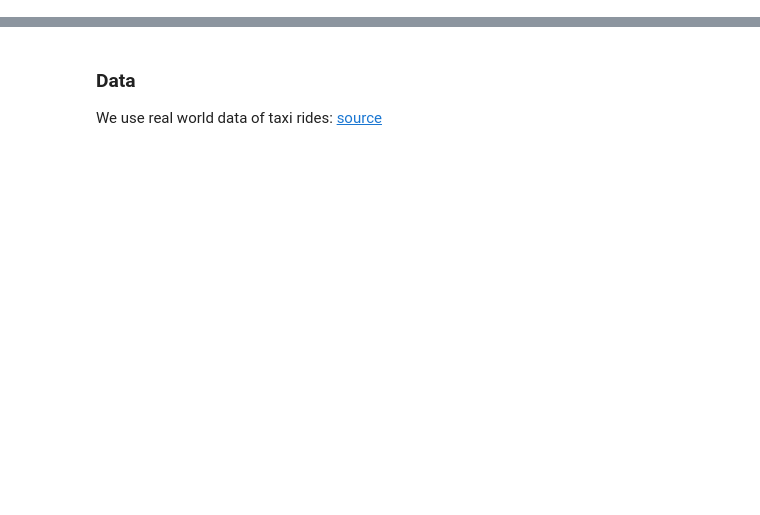
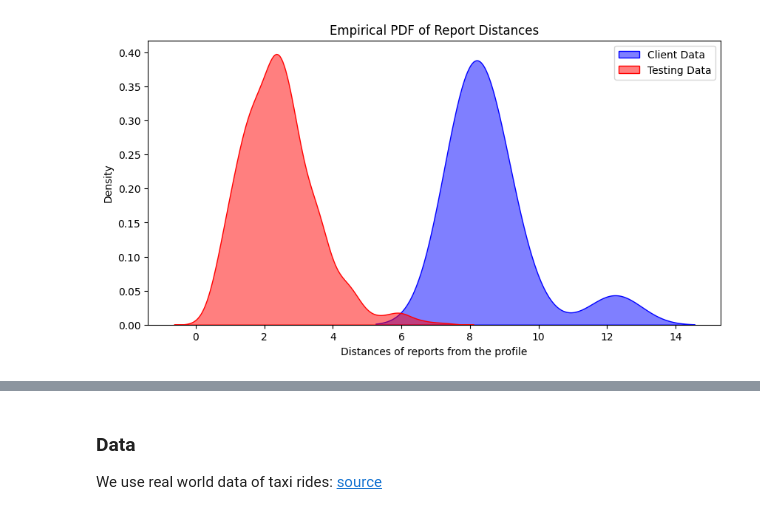
Before and after one commit to fratric/regSim, a Jupyter notebook: MLfictious.ipynb, the cells around one changed output, grey strips where cells are left out. Saved outputs shown, nothing was run; the diff lists cells and outputs as text; code cells hidden in the pictures; blank space fills up the shorter version.

```diff
--- a/MLfictious.ipynb
+++ b/MLfictious.ipynb
@@ -6,0 +66,4 @@ from sklearn import metrics #Import scikit-learn metrics module for accuracy cal
+# %%
+reports_client = report_generator.generate(current_date, n_months)
+reports_client = pd.DataFrame.from_records(reports_client)
+reports_client['total_units_sold'] = reports_client['total_units_sold'] + int(random.gauss(10000, 2000))
@@ -6,0 +86,41 @@ from sklearn import metrics #Import scikit-learn metrics module for accuracy cal
+# %%
+# Compute mean vector and covariance matrix from the sample data --- assumes multivariate normality
+reports_train_data = reports.drop(columns=["month", "company_id"])
+mean_vector = reports_train_data.mean()
+cov_matrix = reports_train_data.cov()
+cov_inv = np.linalg.inv(cov_matrix)
+# %%
+client_data = reports_client.drop(columns=["month"])
+
+# Calculate Mahalanobis distance for each report
+distances_client = []
+for index, row in client_data.iterrows():
+    distances_client.append(mahalanobis(row.to_numpy(), mean_vector.values, cov_inv))
+# %%
+n_test_companies = 50
+
+testing_data = []
+for n in range(n_honest_companies, n_honest_companies + n_test_companies):
+    testing_data = testing_data + report_generator.generate(current_date, n_months, company_id = n)
+
+testing_data = pd.DataFrame.from_records(testing_data)
+
+numeric_df_test = testing_data.drop(columns=["month", "company_id"])
+# Calculate Mahalanobis distance for each report
+distances_testing_data = []
+for index, row in numeric_df_test.iterrows():
+    distances_testing_data.append(mahalanobis(row.to_numpy(), mean_vector.values, cov_inv))
+# %%
+fig, ax = plt.subplots(figsize=(10,5))
+
+sns.kdeplot(distances_client, label='Client Data', color='blue', fill=True, alpha=0.5)
+sns.kdeplot(distances_testing_data, label='Testing Data', color='red', fill=True, alpha=0.5)
+
+ax.set_xlabel('Distances of reports from the profile')
+ax.set_ylabel('Density')
+ax.set_title('Empirical PDF of Report Distances')
+ax.legend()
+
+plt.show()
+# %% [output]
+[figure, added]
```
Also changed, not shown: parts of 26 cells of this notebook, 14 other files.
